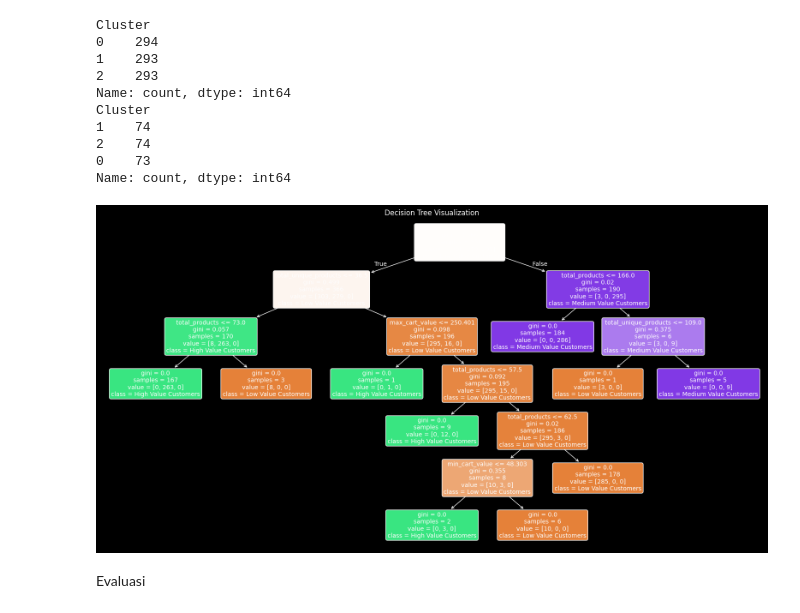
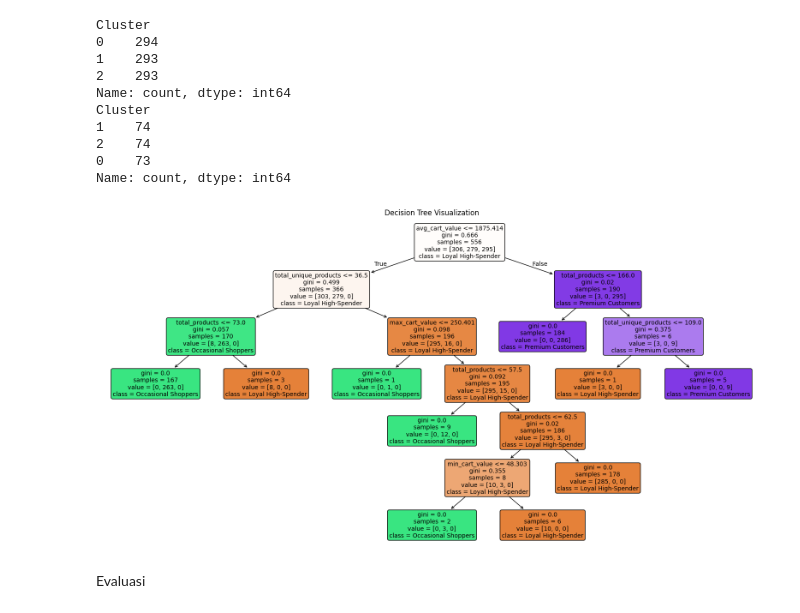
Before and after one commit to NaufalDanuwijaya/TUBES-DATAMINING, a Jupyter notebook: TUBES_DATMIN.ipynb, the cells around one changed output. Drawn from its saved outputs; the diff is of its cells as text; code cells hidden in the pictures.

```diff
--- a/TUBES_DATMIN.ipynb
+++ b/TUBES_DATMIN.ipynb
@@ -572,7 +615,7 @@ from collections import Counter
 import seaborn as sns
 import matplotlib.pyplot as plt
 # %%
-df = pd.read_csv("hasil clustering.csv")
+df = pd.read_csv("hasil_clustering.csv")
 
 df.head()
 # %% [output]
@@ -632,23 +675,23 @@ y_pred = rf_model.predict(X_test)
 # %%
 from sklearn import tree
 
 # Pilih salah satu pohon dari Random Forest
 dt_model = rf_model.estimators_[0]
 
 # Visualisasi Decision Tree
 plt.figure(figsize=(20, 10))
 tree.plot_tree(
     dt_model,
     feature_names=X.columns,
-    class_names=["Low Value Customers", "High Value Customers", "Medium Value Customers"],
+    class_names=["Loyal High-Spender", "Occasional Shoppers", "Premium Customers"],
     filled=True,
     rounded=True,
     fontsize=10
 )
 plt.title("Decision Tree Visualization")
 plt.show()
 # %% [output]
-[figure, old version]
+[figure, new version]
 # %% [markdown]
 Evaluasi
 # %%
```
Also changed, not shown: parts of 20 cells of this notebook, 2 other files.
